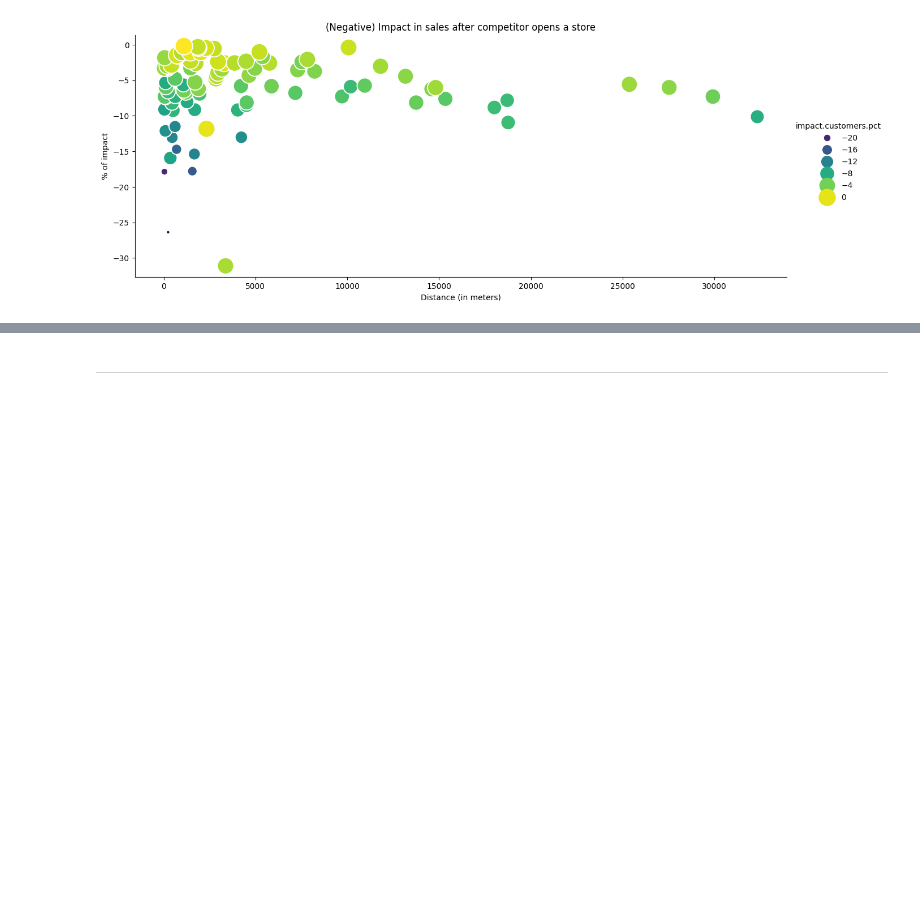
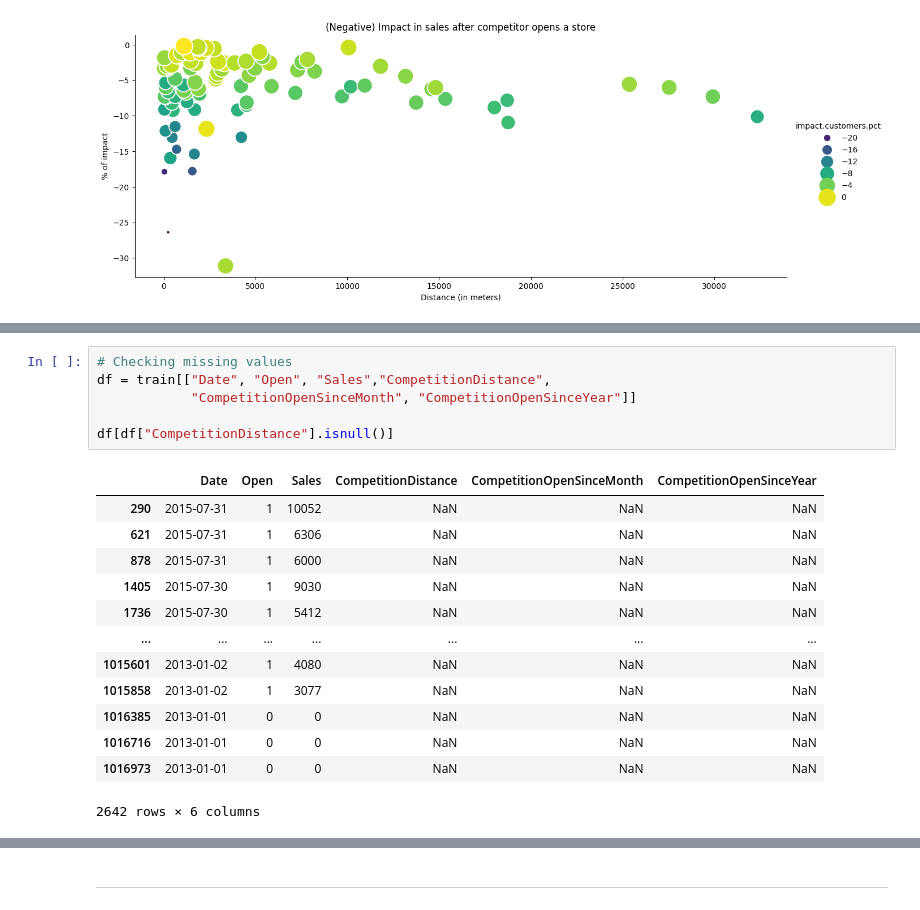
Before and after one commit to soutogustavo/rossmann-forecasting-benchmark, a Jupyter notebook: notebooks/TSA_rossman_EDA.ipynb, the cells around one changed output, grey strips where cells are left out. Saved outputs shown, nothing was run; the diff lists cells and outputs as text; blank space fills up the shorter version.

```diff
--- a/notebooks/TSA_rossman_EDA.ipynb
+++ b/notebooks/TSA_rossman_EDA.ipynb
@@ -414,0 +446,20 @@ ax.set(title=f"[{later_store_id}] Avg. Sales when a competitor opened near to a
+# %%
+# Checking missing values
+df = train[["Date", "Open", "Sales","CompetitionDistance",
+            "CompetitionOpenSinceMonth", "CompetitionOpenSinceYear"]]
+
+df[df["CompetitionDistance"].isnull()]
+# %% [output]
+|  | Date | Open | Sales | CompetitionDistance | CompetitionOpenSinceMonth | CompetitionOpenSinceYear |
+| 290 | 2015-07-31 | 1 | 10052 | NaN | NaN | NaN |
+| 621 | 2015-07-31 | 1 | 6306 | NaN | NaN | NaN |
+| 878 | 2015-07-31 | 1 | 6000 | NaN | NaN | NaN |
+| 1405 | 2015-07-30 | 1 | 9030 | NaN | NaN | NaN |
+| 1736 | 2015-07-30 | 1 | 5412 | NaN | NaN | NaN |
+| ... | ... | ... | ... | ... | ... | ... |
+| 1015601 | 2013-01-02 | 1 | 4080 | NaN | NaN | NaN |
+| 1015858 | 2013-01-02 | 1 | 3077 | NaN | NaN | NaN |
+| 1016385 | 2013-01-01 | 0 | 0 | NaN | NaN | NaN |
+| 1016716 | 2013-01-01 | 0 | 0 | NaN | NaN | NaN |
+| 1016973 | 2013-01-01 | 0 | 0 | NaN | NaN | NaN |
+2642 rows × 6 columns
```
Also changed, not shown: parts of 8 cells of this notebook, 1 other file.
